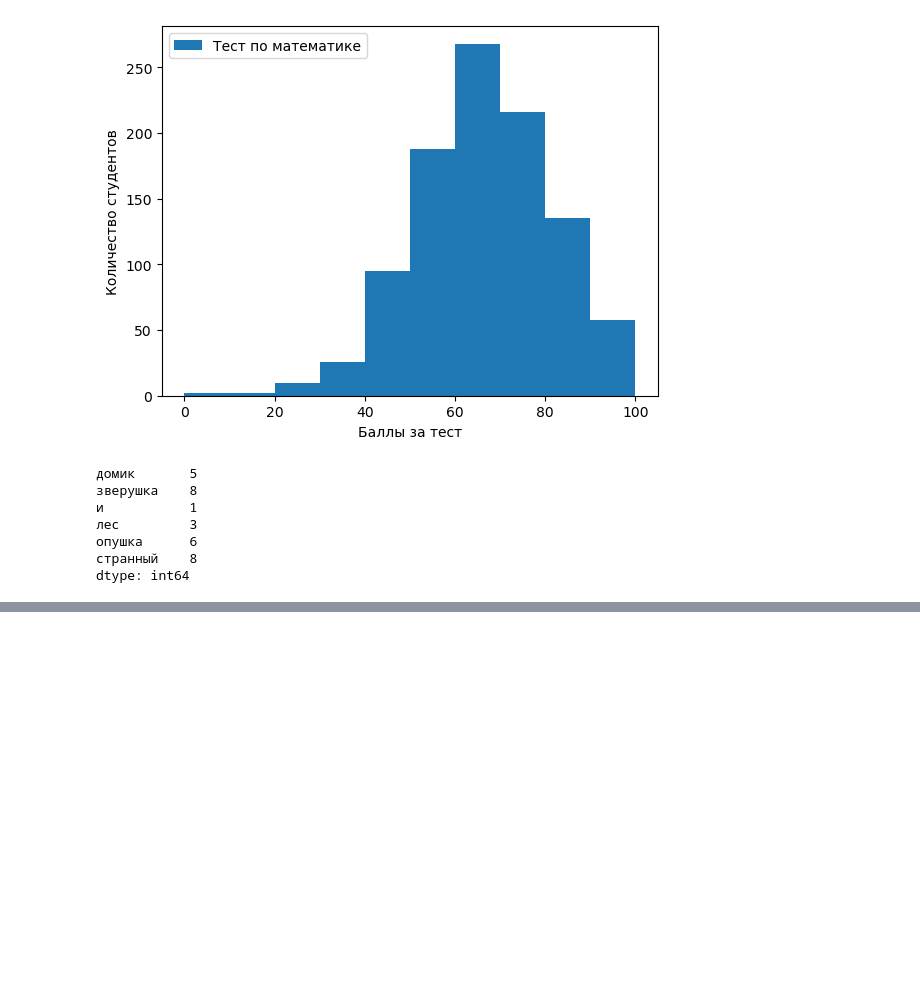
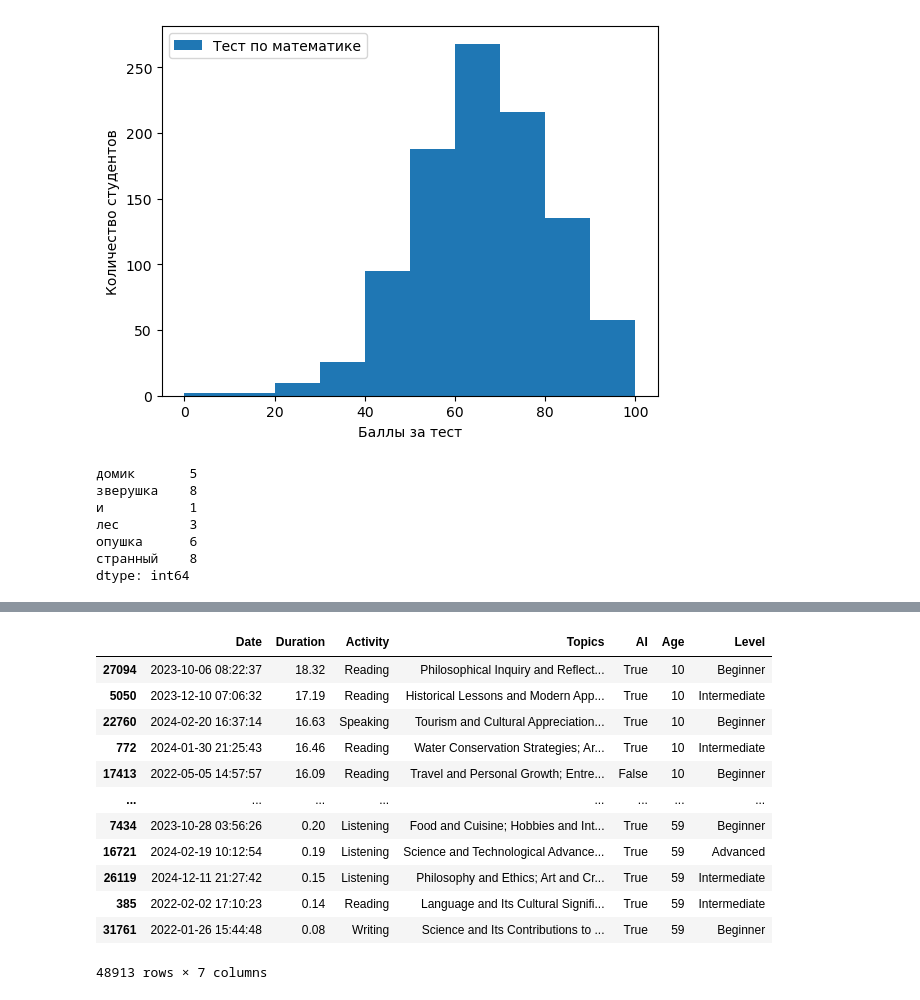
Before and after one commit to Nick2287/SnowFlake, a Jupyter notebook: Python_Analysis/Pandas_Lib.ipynb, the cells around one changed output, grey strips where cells are left out. Saved outputs shown, nothing was run; the diff lists cells and outputs as text; code cells hidden in the pictures; blank space fills up the shorter version.

```diff
--- a/Python_Analysis/Pandas_Lib.ipynb
+++ b/Python_Analysis/Pandas_Lib.ipynb
@@ -303,0 +447,16 @@ dtype: int64
+# %%
+df.sort_values(['Age', "Duration"], ascending=[True, False])
+# %% [output]
+|  | Date | Duration | Activity | Topics | AI | Age | Level |
+| 27094 | 2023-10-06 08:22:37 | 18.32 | Reading | Philosophical Inquiry and Reflect... | True | 10 | Beginner |
+| 5050 | 2023-12-10 07:06:32 | 17.19 | Reading | Historical Lessons and Modern App... | True | 10 | Intermediate |
+| 22760 | 2024-02-20 16:37:14 | 16.63 | Speaking | Tourism and Cultural Appreciation... | True | 10 | Beginner |
+| 772 | 2024-01-30 21:25:43 | 16.46 | Reading | Water Conservation Strategies; Ar... | True | 10 | Intermediate |
+| 17413 | 2022-05-05 14:57:57 | 16.09 | Reading | Travel and Personal Growth; Entre... | False | 10 | Beginner |
+| ... | ... | ... | ... | ... | ... | ... | ... |
+| 7434 | 2023-10-28 03:56:26 | 0.20 | Listening | Food and Cuisine; Hobbies and Int... | True | 59 | Beginner |
+| 16721 | 2024-02-19 10:12:54 | 0.19 | Listening | Science and Technological Advance... | True | 59 | Advanced |
+| 26119 | 2024-12-11 21:27:42 | 0.15 | Listening | Philosophy and Ethics; Art and Cr... | True | 59 | Intermediate |
+| 385 | 2022-02-02 17:10:23 | 0.14 | Reading | Language and Its Cultural Signifi... | True | 59 | Intermediate |
+| 31761 | 2022-01-26 15:44:48 | 0.08 | Writing | Science and Its Contributions to ... | True | 59 | Beginner |
+48913 rows × 7 columns
```
Also changed, not shown: parts of 22 cells of this notebook, 2 other files.
